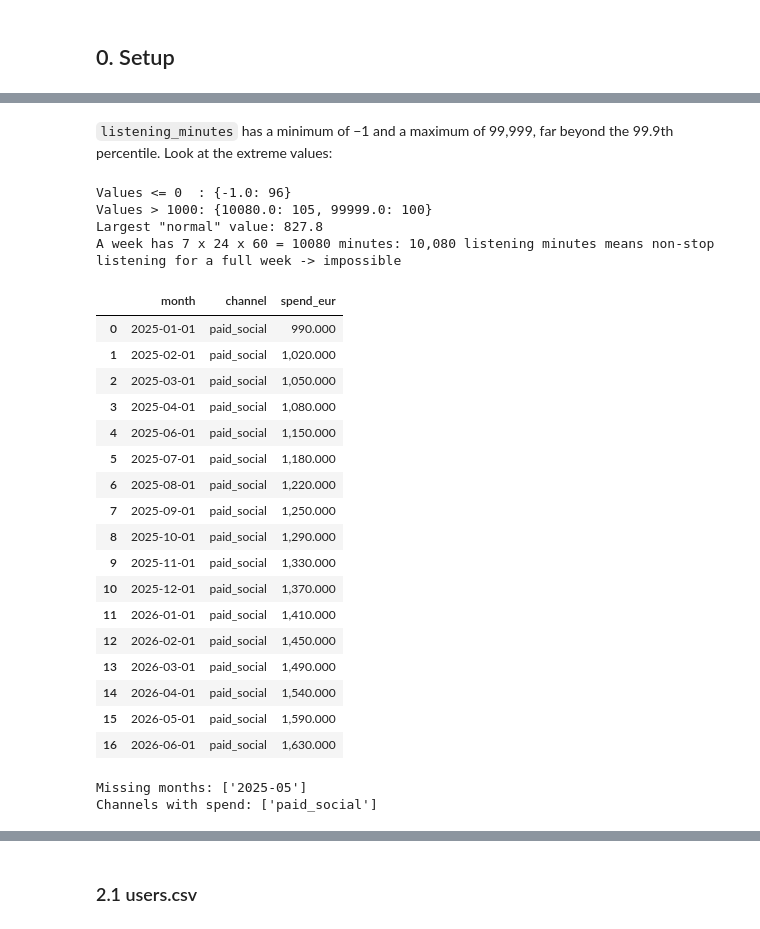
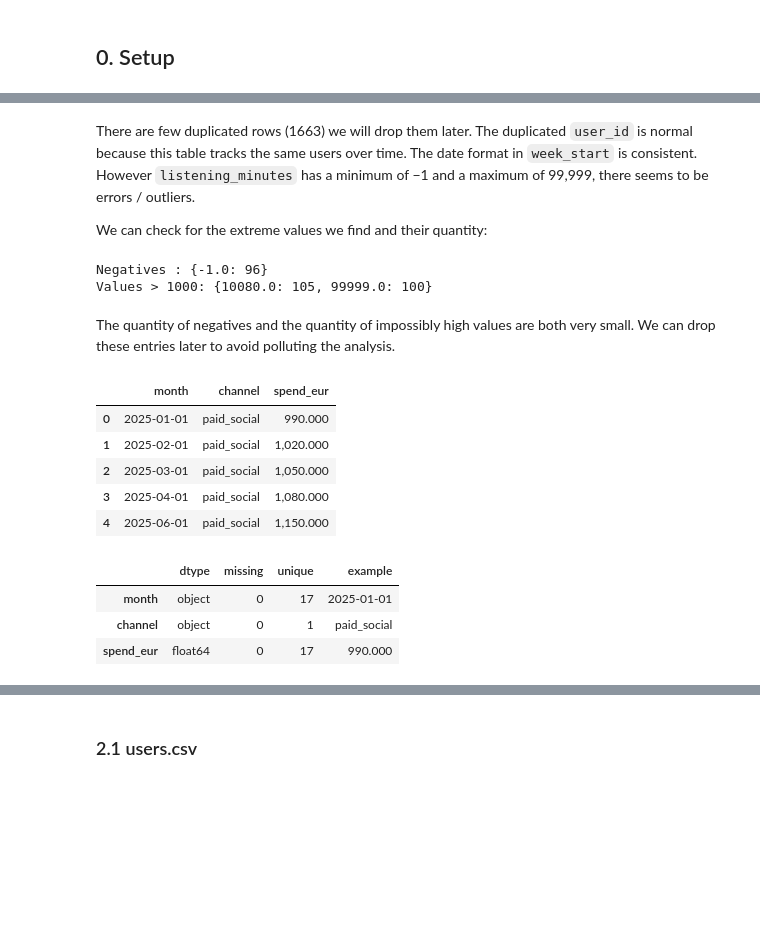
Before and after one commit to leobeaumont/growth_modelling_echo, a Jupyter notebook: 06_Echo/echo_growth_analysis.ipynb, the cells around one changed output, grey strips where cells are left out. Drawn from its saved outputs; the diff is of its cells as text; code cells hidden in the pictures; blank space fills up the shorter version.

```diff
--- a/06_Echo/echo_growth_analysis.ipynb
+++ b/06_Echo/echo_growth_analysis.ipynb
@@ -94,9 +94,9 @@ We read everything **as raw as possible** (user file as strings) so that no prob
 # %%
-users_raw = pd.read_csv(DATA / 'users.csv', dtype=str)
-weekly_raw = pd.read_csv(DATA / 'weekly_activity.csv', dtype={'user_id': str, 'week_start': str})
-spend_raw = pd.read_csv(DATA / 'marketing_spend.csv', dtype={'month': str, 'channel': str})
+users_raw = pd.read_csv(DATA / 'users.csv')
+weekly_raw = pd.read_csv(DATA / 'weekly_activity.csv')
+spend_raw = pd.read_csv(DATA / 'marketing_spend.csv')
 
-for name, df in {'users.csv': users_raw, 'weekly_activity.csv': weekly_raw, 'marketing_spend.csv': spend_raw}.items():
-    print(f'{name:22s} {df.shape[0]:>8,} rows x {df.shape[1]} cols')
-print('Total rows:', f'{len(users_raw) + len(weekly_raw) + len(spend_raw):,}', '(data pack says 355,325)')
+for name, df in {'users': users_raw, 'weekly_activity': weekly_raw, 'marketing_spend': spend_raw}.items():
+    print(f'{name}: {df.shape}')
+print(f'Total rows: {len(users_raw) + len(weekly_raw) + len(spend_raw)}')
 # %% [output]
@@ -110,8 +112,7 @@ def profile(df):
         'dtype': df.dtypes.astype(str),
         'missing': df.isna().sum(),
         'unique': df.nunique(),
-        'example': df.iloc[0],
-    })
+        'example': df.iloc[0]})
 
 display(users_raw.head())
 display(profile(users_raw))
@@ -196,40 +203,27 @@ week_start formats: {'9999-99-99': 334399}
 # %% [markdown]
-`listening_minutes` has a minimum of −1 and a maximum of 99,999, far beyond the 99.9th percentile. Look at the extreme values:
+There are few duplicated rows (1663) we will drop them later. The duplicated `user_id` is normal because this table tracks the same users over time. The date format in `week_start` is consistent. However `listening_minutes` has a minimum of −1 and a maximum of 99,999, there seems to be errors / outliers.
+
+We can check for the extreme values we find and their quantity:
 # %%
 lm = weekly_raw.listening_minutes
-print('Values <= 0  :', lm[lm <= 0].value_counts().to_dict())
+print('Negatives :', lm[lm <= 0].value_counts().to_dict())
 print('Values > 1000:', lm[lm > 1000].value_counts().to_dict())
-print('Largest "normal" value:', lm[lm < 1000].max())
-print('A week has 7 x 24 x 60 =', 7 * 24 * 60, 'minutes: 10,080 listening minutes means non-stop listening for a full week -> impossible')
 # %% [output]
-Values <= 0  : {-1.0: 96}
+Negatives : {-1.0: 96}
 Values > 1000: {10080.0: 105, 99999.0: 100}
-Largest "normal" value: 827.8
-A week has 7 x 24 x 60 = 10080 minutes: 10,080 listening minutes means non-stop listening for a full week -> impossible
+# %% [markdown]
+The quantity of negatives and the quantity of impossibly high values are both very small. We can drop these entries later to avoid polluting the analysis.
 # %%
-display(spend_raw)
-months = pd.to_datetime(spend_raw.month)
-expected = pd.date_range('2025-01-01', '2026-06-01', freq='MS')
-print('Missing months:', [d.strftime('%Y-%m') for d in expected.difference(months)])
-print('Channels with spend:', spend_raw.channel.unique())
+display(spend_raw.head())
+display(profile(spend_raw))
 # %% [output]
 |  | month | channel | spend_eur |
 | 0 | 2025-01-01 | paid_social | 990.000 |
 | 1 | 2025-02-01 | paid_social | 1,020.000 |
 | 2 | 2025-03-01 | paid_social | 1,050.000 |
 | 3 | 2025-04-01 | paid_social | 1,080.000 |
 | 4 | 2025-06-01 | paid_social | 1,150.000 |
-| 5 | 2025-07-01 | paid_social | 1,180.000 |
-| 6 | 2025-08-01 | paid_social | 1,220.000 |
-| 7 | 2025-09-01 | paid_social | 1,250.000 |
-| 8 | 2025-10-01 | paid_social | 1,290.000 |
-| 9 | 2025-11-01 | paid_social | 1,330.000 |
-| 10 | 2025-12-01 | paid_social | 1,370.000 |
-| 11 | 2026-01-01 | paid_social | 1,410.000 |
-| 12 | 2026-02-01 | paid_social | 1,450.000 |
-| 13 | 2026-03-01 | paid_social | 1,490.000 |
-| 14 | 2026-04-01 | paid_social | 1,540.000 |
-| 15 | 2026-05-01 | paid_social | 1,590.000 |
-| 16 | 2026-06-01 | paid_social | 1,630.000 |
-Missing months: ['2025-05']
-Channels with spend: ['paid_social']
+|  | dtype | missing | unique | example |
+| month | object | 0 | 17 | 2025-01-01 |
+| channel | object | 0 | 1 | paid_social |
+| spend_eur | float64 | 0 | 17 | 990.000 |
```
Also changed, not shown: parts of 55 cells of this notebook.
